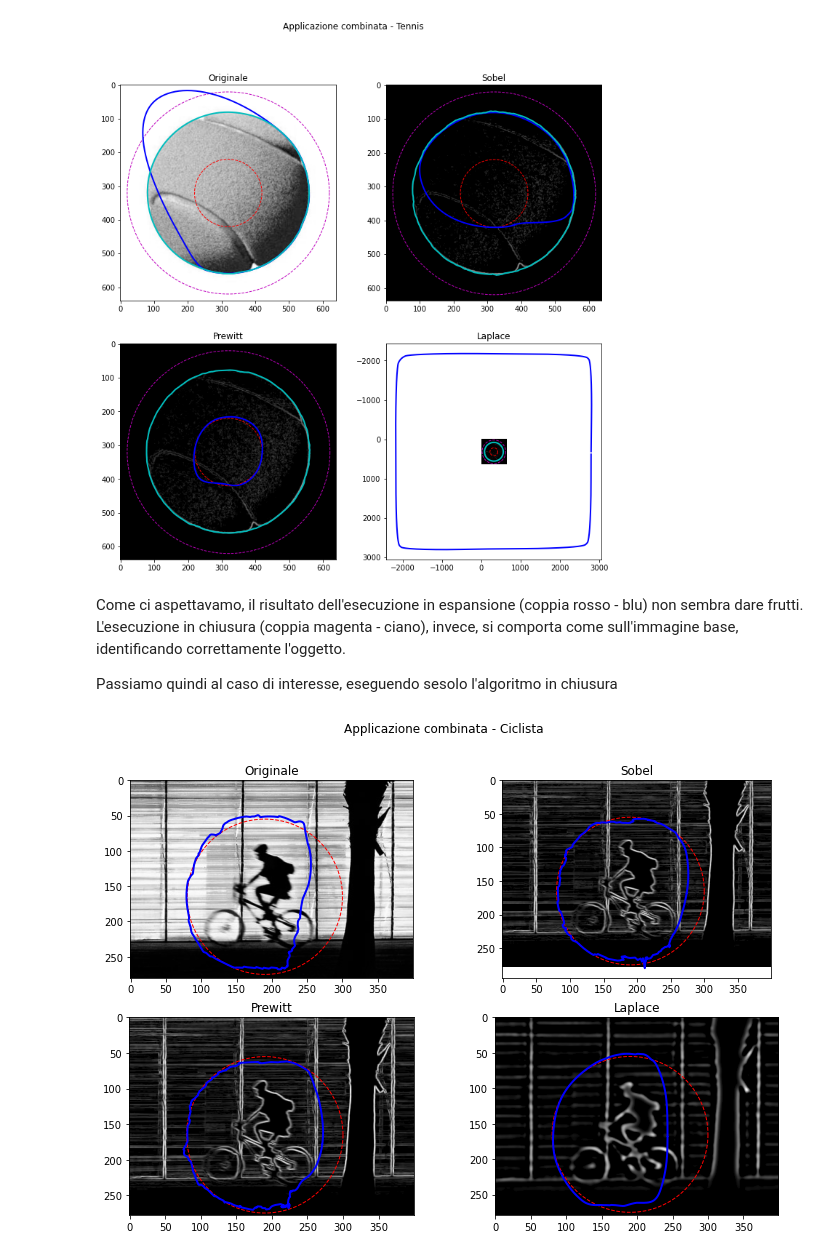
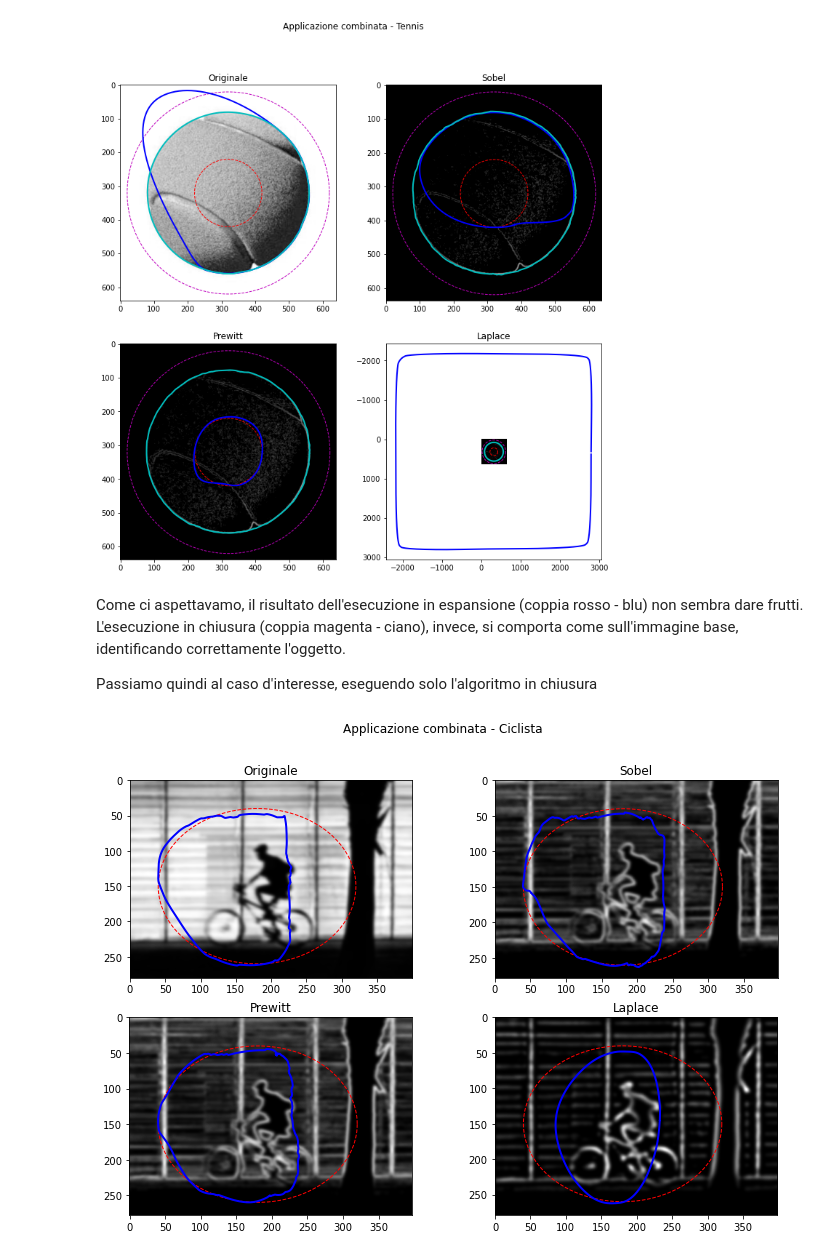
Before and after one commit to lucab1705/Image_Segmentation_Python, a Jupyter notebook: segmentation.ipynb, the cells around one changed output. Drawn from its saved outputs; the diff is of its cells as text; code cells hidden in the pictures.

```diff
--- a/segmentation.ipynb
+++ b/segmentation.ipynb
@@ -230,25 +231,26 @@ Come ci aspettavamo, il risultato dell'esecuzione in espansione (coppia rosso -
 L'esecuzione in chiusura (coppia magenta - ciano), invece, si comporta come sull'immagine base,
 identificando correttamente l'oggetto.
 
-Passiamo quindi al caso di interesse, eseguendo sesolo l'algoritmo in chiusura
+Passiamo quindi al caso d'interesse, eseguendo solo l'algoritmo in chiusura
 # %%
-mvimg = generate_img_dict(moveImg)
+mvimg = generate_img_dict(moveImg[520:, 620:1020])
 mvimg.reverse()
 fig, axes = plt.subplots(2, 2, figsize=(12, 8))
-x = 190 + 110*np.cos(s)
-y = 165 + 110*np.sin(s)
+x = 180 + 140*np.cos(s)
+y = 150 + 110*np.sin(s)
 init = np.array([x, y]).T
 fig.suptitle("Applicazione combinata - Ciclista")
 
 for ax in axes:
     for a in ax:
         n = mvimg.pop()
-        n['img'] = n['img'][520:, 620:1020]
+        n['img'] = gaussian(n['img'], 2)
         a.imshow(n['img'])
         snake = active_contour(n['img'], init,
-                               alpha=.01, beta=10, gamma=.001, max_iterations=10**5)
+                               beta = 10, gamma=.0005,
+                               max_iterations=10**4)
         a.set_title(n['name'])
         a.plot(init[:, 0], init[:, 1], '--r', lw=1)
         a.plot(snake[:, 0], snake[:, 1], '-b', lw=2)
 # %% [output]
-[figure, old version]
+[figure, new version]
```
Also changed, not shown: parts of 2 cells of this notebook.
